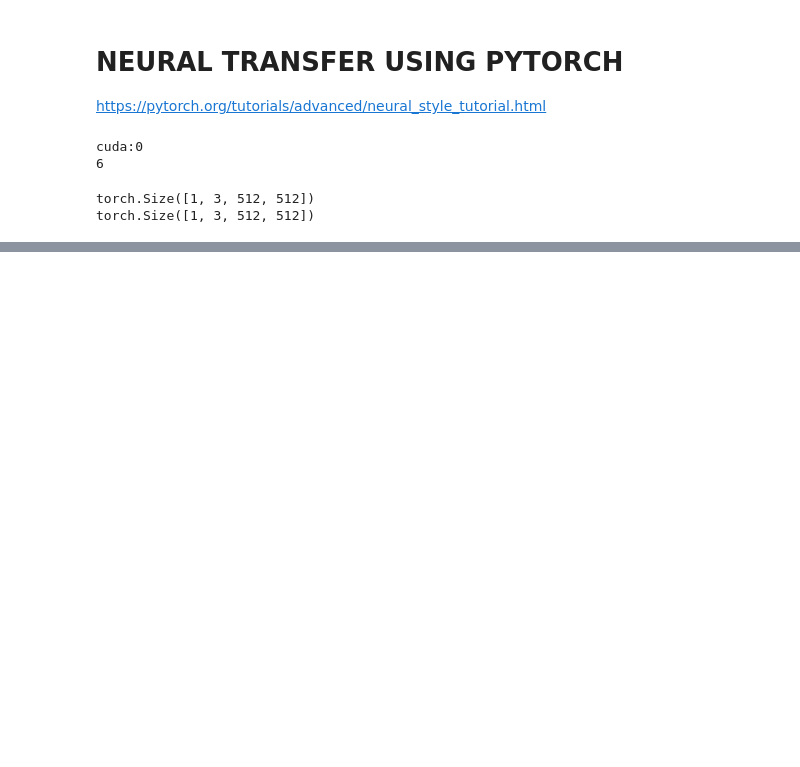
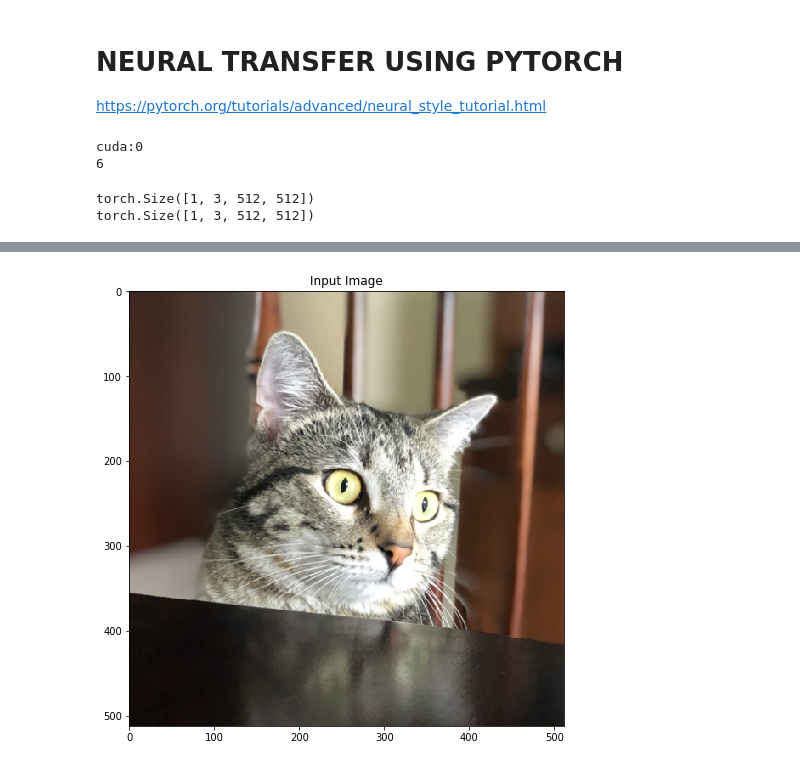
Before and after one commit to changx03/torch_tutorial, a Jupyter notebook: Part10_Neural Transfer.ipynb, the cells around one changed output, grey strips where cells are left out. Drawn from its saved outputs; the diff is of its cells as text; code cells hidden in the pictures; blank space fills up the shorter version.

```diff
--- a/Part10_Neural Transfer.ipynb
+++ b/Part10_Neural Transfer.ipynb
@@ -79,0 +235,8 @@ plt.show()
+# %%
+input_img = content_img.clone()
+plt.figure()
+imshow(input_img)
+plt.title('Input Image')
+plt.show()
+# %% [output]
+[figure, added]
```
Also changed, not shown: parts of 14 cells of this notebook.
